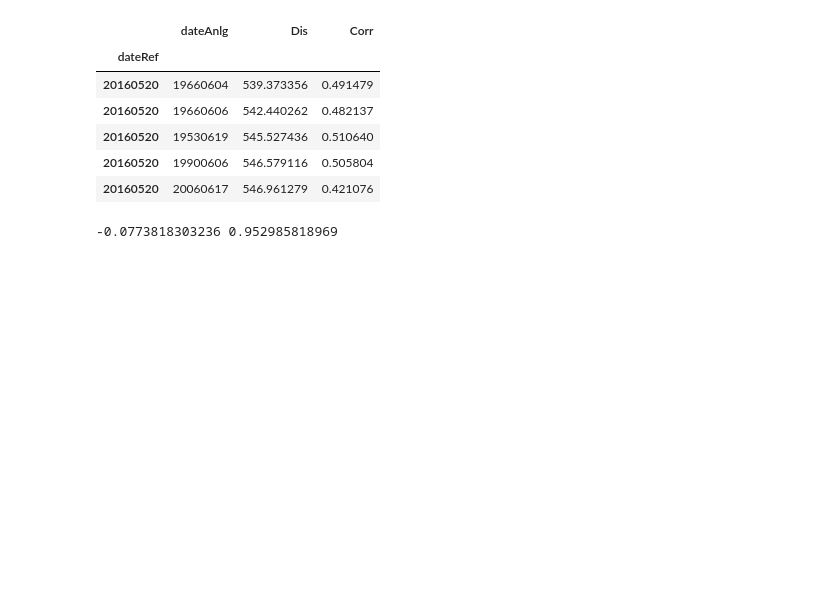
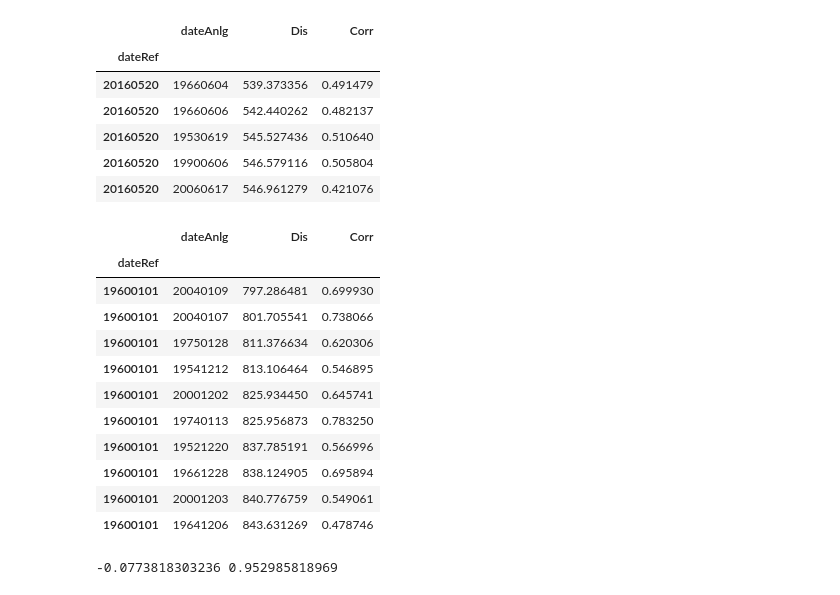
Before and after one commit to KatiRG/analogues, a Jupyter notebook: Build_analogues-all.ipynb, the cells around one changed output. Saved outputs shown, nothing was run; the diff lists cells and outputs as text; code cells hidden in the pictures; blank space fills up the shorter version.

```diff
--- a/Build_analogues-all.ipynb
+++ b/Build_analogues-all.ipynb
@@ -255,6 +255,23 @@ df_all.tail(5)
 | 20160520 | 19530619 | 545.527436 | 0.510640 |
 | 20160520 | 19900606 | 546.579116 | 0.505804 |
 | 20160520 | 20060617 | 546.961279 | 0.421076 |
+# %%
+dfS_select = df_all[df_all.index <= 19600101]
+# %%
+dfS_select.tail(10)
+# %% [output]
+|  | dateAnlg | Dis | Corr |
+| dateRef |  |  |  |
+| 19600101 | 20040109 | 797.286481 | 0.699930 |
+| 19600101 | 20040107 | 801.705541 | 0.738066 |
+| 19600101 | 19750128 | 811.376634 | 0.620306 |
+| 19600101 | 19541212 | 813.106464 | 0.546895 |
+| 19600101 | 20001202 | 825.934450 | 0.645741 |
+| 19600101 | 19740113 | 825.956873 | 0.783250 |
+| 19600101 | 19521220 | 837.785191 | 0.566996 |
+| 19600101 | 19661228 | 838.124905 | 0.695894 |
+| 19600101 | 20001203 | 840.776759 | 0.549061 |
+| 19600101 | 19641206 | 843.631269 | 0.478746 |
 # %%
 #SAVE TO CSV FILE
 
```
Also changed, not shown: parts of 2 cells of this notebook, 3 other files.
